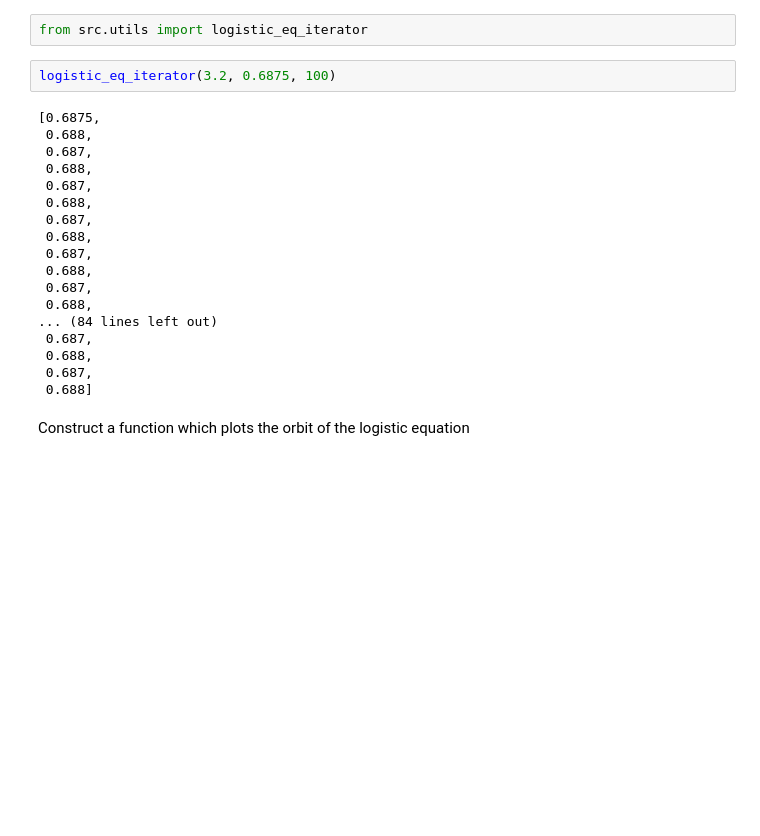
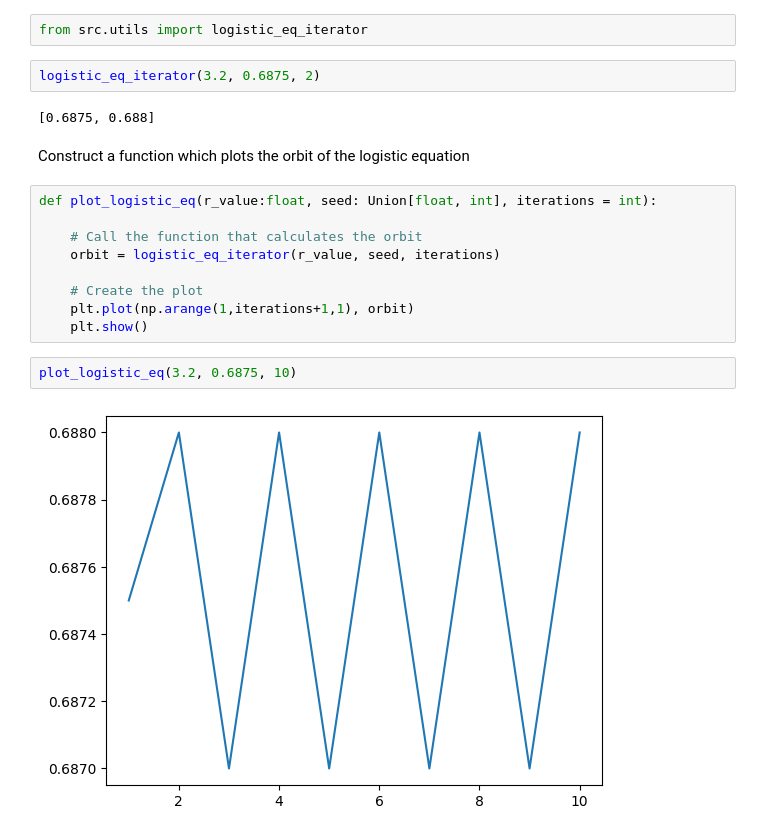
Before and after one commit to HijoBejuco/dynamical-systems-modeling, a Jupyter notebook: code_notebook.ipynb, the cells around one changed output. Drawn from its saved outputs; the diff is of its cells as text; blank space fills up the shorter version.

Commit message:
coding first steps for the function that creates the plot for the logistic equation

```diff
--- a/code_notebook.ipynb
+++ b/code_notebook.ipynb
@@ -6,24 +7,21 @@ Construct a function which iterates the logistic equation
 # %%
 from src.utils import logistic_eq_iterator
 # %%
-logistic_eq_iterator(3.2, 0.6875, 100)
+logistic_eq_iterator(3.2, 0.6875, 2)
 # %% [output]
-[0.6875,
- 0.688,
- 0.687,
- 0.688,
- 0.687,
- 0.688,
- 0.687,
- 0.688,
- 0.687,
- 0.688,
- 0.687,
- 0.688,
-... (84 lines left out)
- 0.687,
- 0.688,
- 0.687,
- 0.688]
+[0.6875, 0.688]
 # %% [markdown]
 Construct a function which plots the orbit of the logistic equation
+# %%
+def plot_logistic_eq(r_value:float, seed: Union[float, int], iterations = int):
+
+    # Call the function that calculates the orbit
+    orbit = logistic_eq_iterator(r_value, seed, iterations)
+
+    # Create the plot
+    plt.plot(np.arange(1,iterations+1,1), orbit)
+    plt.show()
+# %%
+plot_logistic_eq(3.2, 0.6875, 10)
+# %% [output]
+[figure, added]
```
Also changed, not shown: parts of 1 cell of this notebook.
